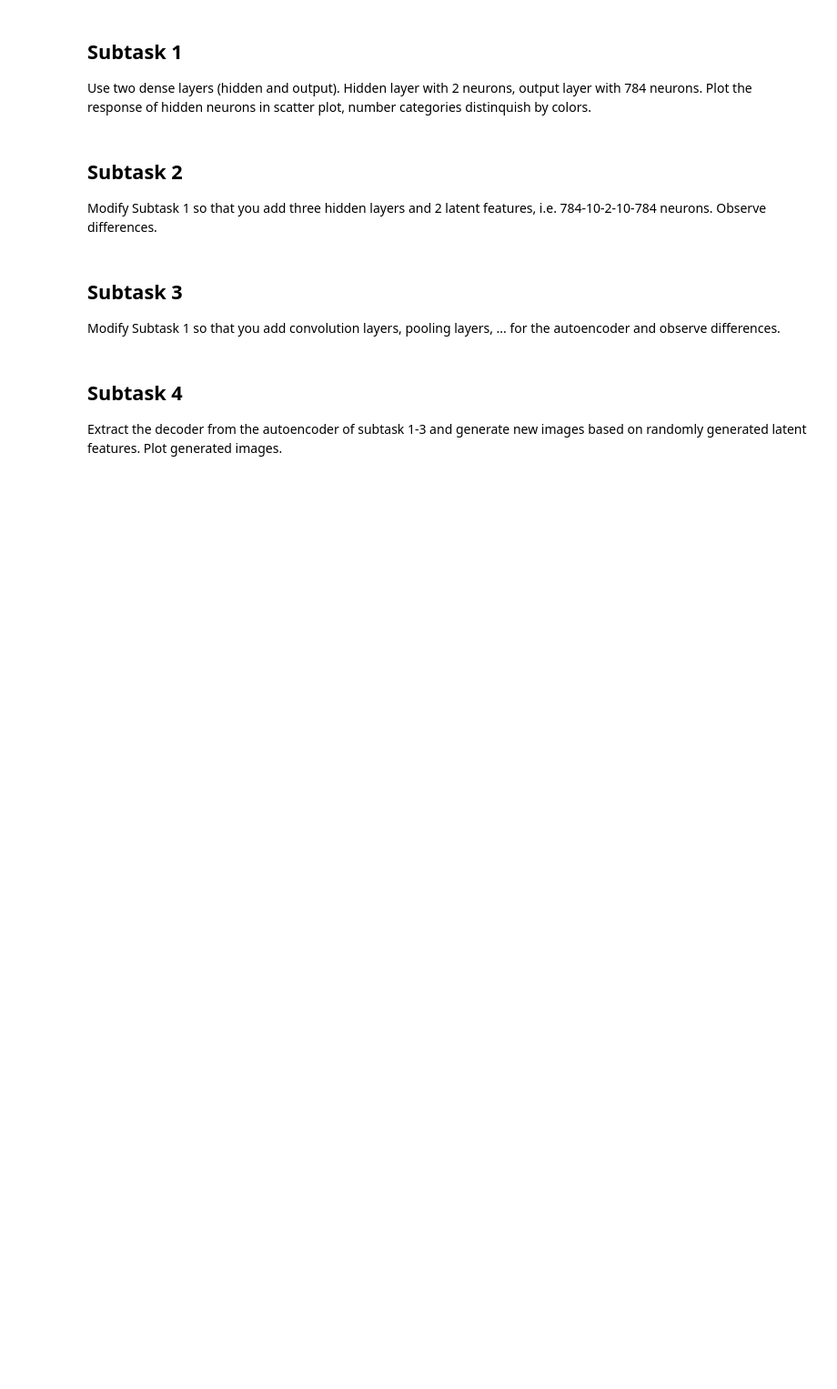
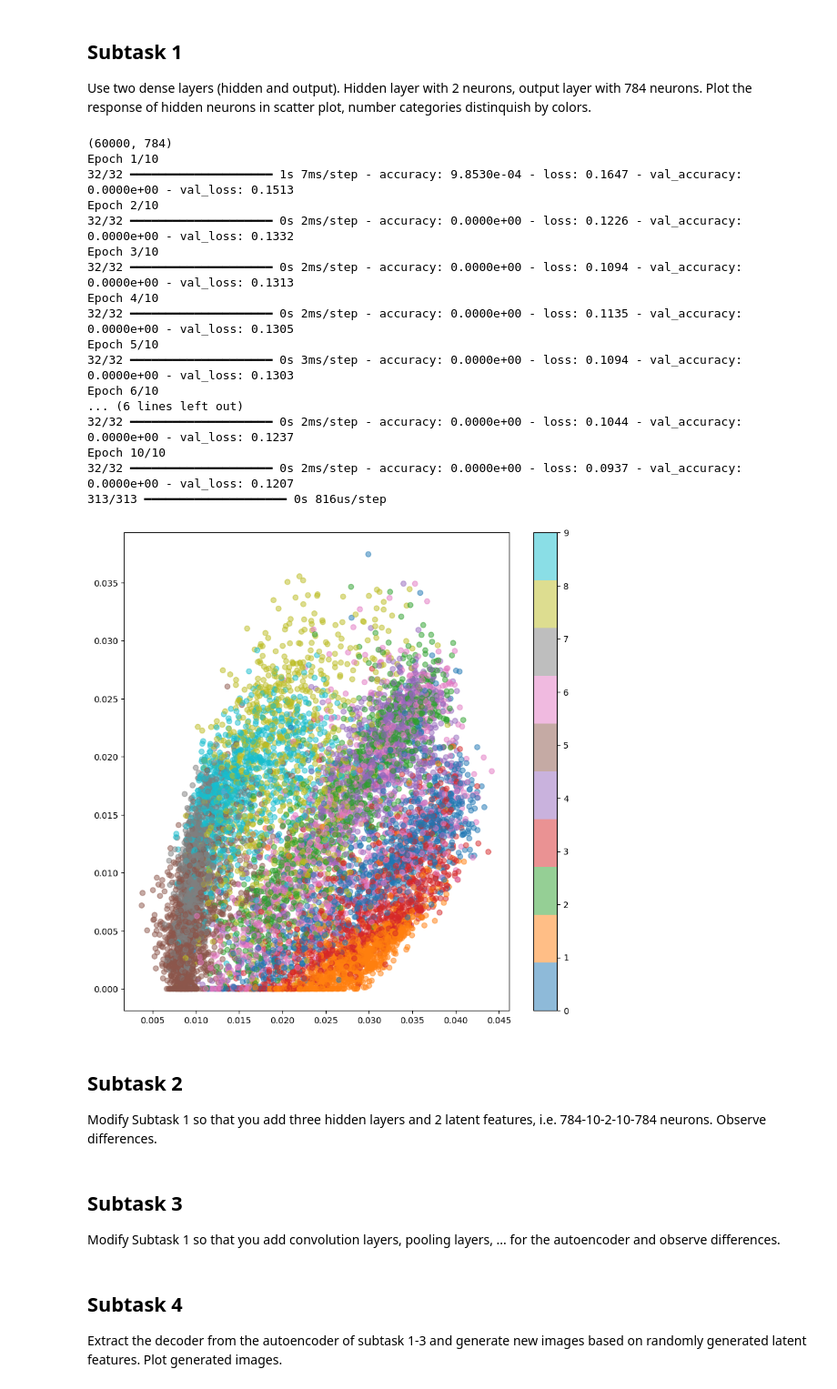
Before and after one commit to nandunair99/Machine-Learning-Exercise, a Jupyter notebook: lab3-stud.ipynb, the cells around one changed output. Shown at 91% size. Saved outputs shown, nothing was run; the diff lists cells and outputs as text; code cells hidden in the pictures; blank space fills up the shorter version.

```diff
--- a/lab3-stud.ipynb
+++ b/lab3-stud.ipynb
@@ -39,3 +117,46 @@ Write your code here
+# %%
+from tensorflow.keras import models,layers,datasets
+print(x_train.shape)
+autoencoder=models.Sequential([
+    layers.InputLayer(shape=(784,)),
+    layers.Dense(2,activation='relu'),
+    layers.Dense(784,activation='relu')
+])
+
+autoencoder.compile(optimizer='adam',loss='mse', metrics=['accuracy'])
+history=autoencoder.fit(t_x,t_x,batch_size=5, epochs=10, validation_split=0.2,verbose=1)
+
+encoder=models.Sequential([
+    layers.InputLayer(shape=(784,)),
+    layers.Dense(2,activation='relu')
+])
+encoder.set_weights(autoencoder.layers[0].get_weights())
+
+encoded_imgs=encoder.predict(test_images)
+
+plt.figure(figsize=(10,10))
+scatter=plt.scatter(encoded_imgs[:,0],encoded_imgs[:,1],c=test_labels, cmap='tab10',alpha=0.5)
+plt.colorbar(scatter)
+plt.show()
+# %% [output]
+(60000, 784)
+Epoch 1/10
+32/32 ━━━━━━━━━━━━━━━━━━━━ 1s 7ms/step - accuracy: 9.8530e-04 - loss: 0.1647 - val_accuracy: 0.0000e+00 - val_loss: 0.1513
+Epoch 2/10
+32/32 ━━━━━━━━━━━━━━━━━━━━ 0s 2ms/step - accuracy: 0.0000e+00 - loss: 0.1226 - val_accuracy: 0.0000e+00 - val_loss: 0.1332
+Epoch 3/10
+32/32 ━━━━━━━━━━━━━━━━━━━━ 0s 2ms/step - accuracy: 0.0000e+00 - loss: 0.1094 - val_accuracy: 0.0000e+00 - val_loss: 0.1313
+Epoch 4/10
+32/32 ━━━━━━━━━━━━━━━━━━━━ 0s 2ms/step - accuracy: 0.0000e+00 - loss: 0.1135 - val_accuracy: 0.0000e+00 - val_loss: 0.1305
+Epoch 5/10
+32/32 ━━━━━━━━━━━━━━━━━━━━ 0s 3ms/step - accuracy: 0.0000e+00 - loss: 0.1094 - val_accuracy: 0.0000e+00 - val_loss: 0.1303
+Epoch 6/10
+... (6 lines left out)
+32/32 ━━━━━━━━━━━━━━━━━━━━ 0s 2ms/step - accuracy: 0.0000e+00 - loss: 0.1044 - val_accuracy: 0.0000e+00 - val_loss: 0.1237
+Epoch 10/10
+32/32 ━━━━━━━━━━━━━━━━━━━━ 0s 2ms/step - accuracy: 0.0000e+00 - loss: 0.0937 - val_accuracy: 0.0000e+00 - val_loss: 0.1207
+313/313 ━━━━━━━━━━━━━━━━━━━━ 0s 816us/step
+[figure, added]
 # %% [markdown]
 
 ## Subtask 2
```
Also changed, not shown: parts of 6 cells of this notebook.
